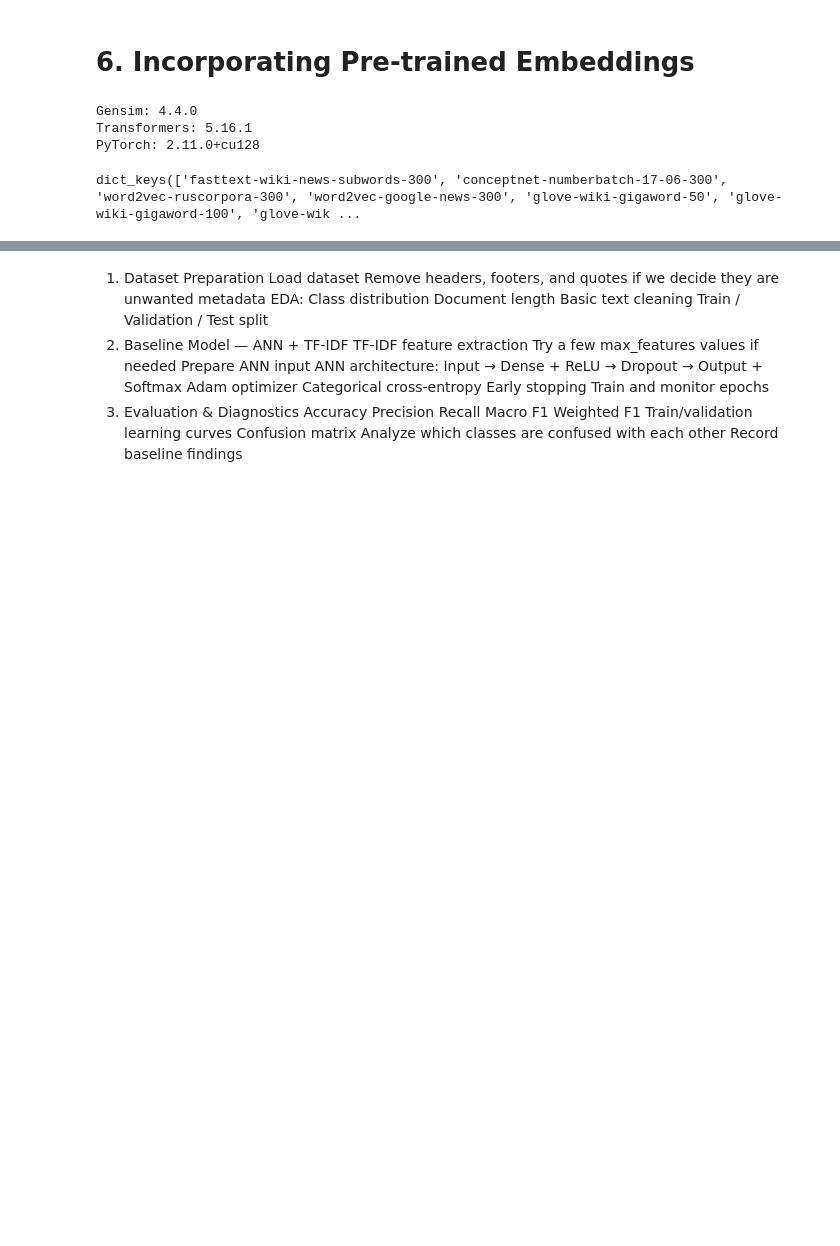
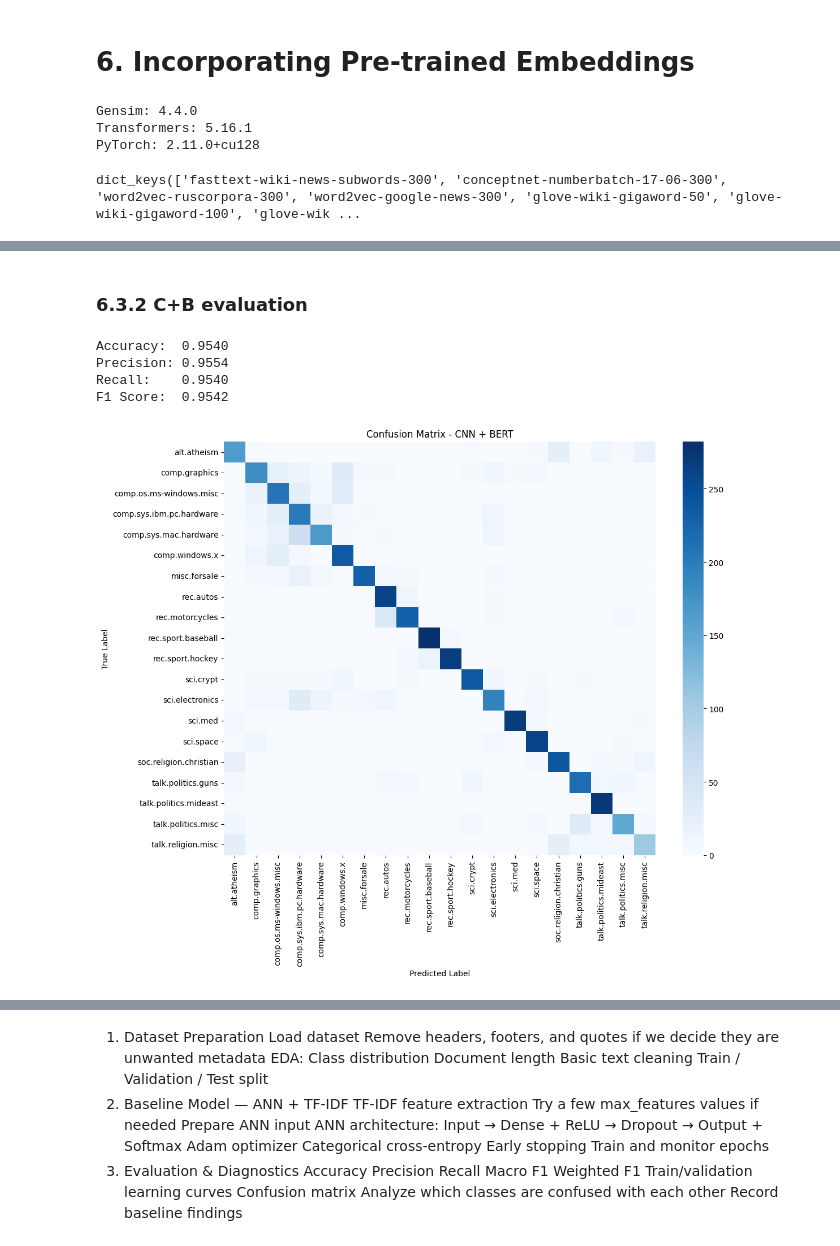
Before and after one commit to fatimahirshad/Sprint-03, a Jupyter notebook: nlp-assignment-2.ipynb, the cells around one changed output, grey strips where cells are left out. Cells and saved outputs as stored; diff of their text form; code cells hidden in the pictures; blank space fills up the shorter version.

```diff
--- a/nlp-assignment-2.ipynb
+++ b/nlp-assignment-2.ipynb
@@ -1367,0 +1711,14 @@ print("Embedding dimension:", fasttext_model.vector_size)
+# %%
+# Train CNN + BERT
+
+cnn_bert_history = cnn_bert.fit(
+    bert_train_sequence,
+    y_train_cat,
+    validation_data=(
+        bert_val_sequence,
+        y_val_cat
+    ),
+    epochs=10,
+    batch_size=32,
+    verbose=1
+)
@@ -1367,0 +1746,63 @@ print("Embedding dimension:", fasttext_model.vector_size)
+# %% [markdown]
+### 6.3.2 C+B evaluation
+# %%
+# Evaluate CNN + BERT
+
+y_pred_probs = cnn_bert.predict(
+    bert_test_sequence,
+    verbose=0
+)
+
+y_pred = np.argmax(y_pred_probs, axis=1)
+
+accuracy = accuracy_score(y_test_encoded, y_pred)
+precision = precision_score(
+    y_test_encoded,
+    y_pred,
+    average="weighted"
+)
+recall = recall_score(
+    y_test_encoded,
+    y_pred,
+    average="weighted"
+)
+f1 = f1_score(
+    y_test_encoded,
+    y_pred,
+    average="weighted"
+)
+
+print(f"Accuracy:  {accuracy:.4f}")
+print(f"Precision: {precision:.4f}")
+print(f"Recall:    {recall:.4f}")
+print(f"F1 Score:  {f1:.4f}")
+# %% [output]
+Accuracy:  0.9540
+Precision: 0.9554
+Recall:    0.9540
+F1 Score:  0.9542
+# %%
+# Confusion matrix - CNN + BERT
+
+cm_cnn_bert = confusion_matrix(
+    y_test_encoded,
+    y_pred
+)
+
+plt.figure(figsize=(12, 10))
+
+sns.heatmap(
+    cm_cnn_bert,
+    annot=False,
+    cmap="Blues",
+    xticklabels=label_encoder.classes_,
+    yticklabels=label_encoder.classes_
+)
+
+plt.xlabel("Predicted Label")
+plt.ylabel("True Label")
+plt.title("Confusion Matrix - CNN + BERT")
+plt.tight_layout()
+plt.show()
+# %% [output]
+[figure, added]
```
Also changed, not shown: parts of 87 cells of this notebook.
